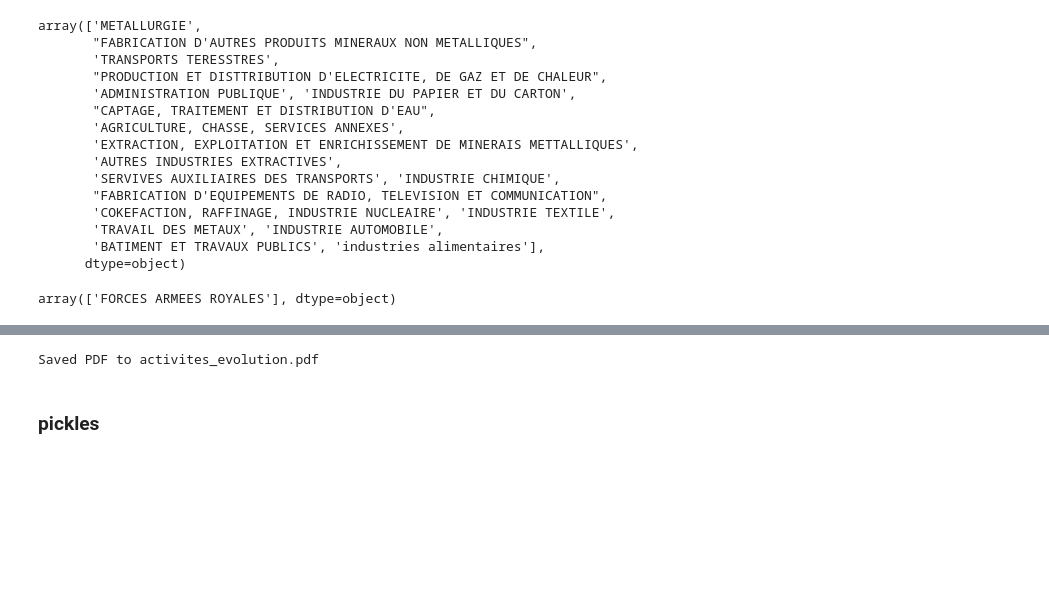
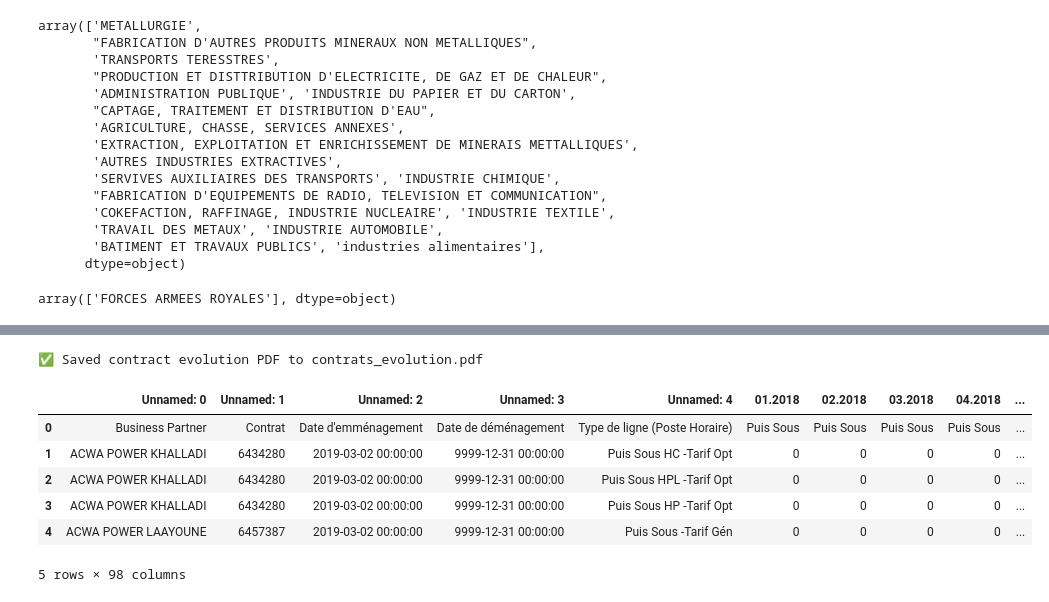
Before and after one commit to eniafou/onee, a Jupyter notebook: notebooks/analyse_4.ipynb, the cells around one changed output, grey strips where cells are left out. Saved outputs shown, nothing was run; the diff lists cells and outputs as text; code cells hidden in the pictures; blank space fills up the shorter version.

```diff
--- a/notebooks/analyse_4.ipynb
+++ b/notebooks/analyse_4.ipynb
@@ -342,8 +560,8 @@ def export_activity_evolution_to_pdf(
 # %%
 # Instead of per-activity manual plotting, just call on the *raw* df:
-export_activity_evolution_to_pdf(
+export_contract_evolution_to_pdf(
     df,                           # raw dataframe with all activities
-    pdf_path="activites_evolution.pdf",
+    pdf_path="contrats_evolution.pdf",
     activity_col="activite",
     year_col="annee",
     month_col="mois",
@@ -354,6 +572,4 @@ export_activity_evolution_to_pdf(
     title_slides=True
 )
 # %% [output]
-Saved PDF to activites_evolution.pdf
+✅ Saved contract evolution PDF to contrats_evolution.pdf
-# %% [markdown]
-### pickles
@@ -365,0 +576,12 @@ with open(PROJECT_ROOT / r"outputs_cd\all_results_partenaires_s4.pkl", "rb") as
+# %%
+df_puis = pd.read_excel(PROJECT_ROOT / "data/raw/Puissance souscrite par Mois.xlsx", sheet_name = "Puissance par Mois") #Nom du site - Contrat
+# %%
+df_puis.head()
+# %% [output]
+|  | Unnamed: 0 | Unnamed: 1 | Unnamed: 2 | Unnamed: 3 | Unnamed: 4 | 01.2018 | 02.2018 | 03.2018 | 04.2018 | ... |
+| 0 | Business Partner | Contrat | Date d'emménagement | Date de déménagement | Type de ligne (Poste Horaire) | Puis Sous | Puis Sous | Puis Sous | Puis Sous | ... |
+| 1 | ACWA POWER KHALLADI | 6434280 | 2019-03-02 00:00:00 | 9999-12-31 00:00:00 | Puis Sous HC -Tarif Opt | 0 | 0 | 0 | 0 | ... |
+| 2 | ACWA POWER KHALLADI | 6434280 | 2019-03-02 00:00:00 | 9999-12-31 00:00:00 | Puis Sous HPL -Tarif Opt | 0 | 0 | 0 | 0 | ... |
+| 3 | ACWA POWER KHALLADI | 6434280 | 2019-03-02 00:00:00 | 9999-12-31 00:00:00 | Puis Sous HP -Tarif Opt | 0 | 0 | 0 | 0 | ... |
+| 4 | ACWA POWER LAAYOUNE | 6457387 | 2019-03-02 00:00:00 | 9999-12-31 00:00:00 | Puis Sous -Tarif Gén | 0 | 0 | 0 | 0 | ... |
+5 rows × 98 columns
```
Also changed, not shown: parts of 40 cells of this notebook, 10 other files.
